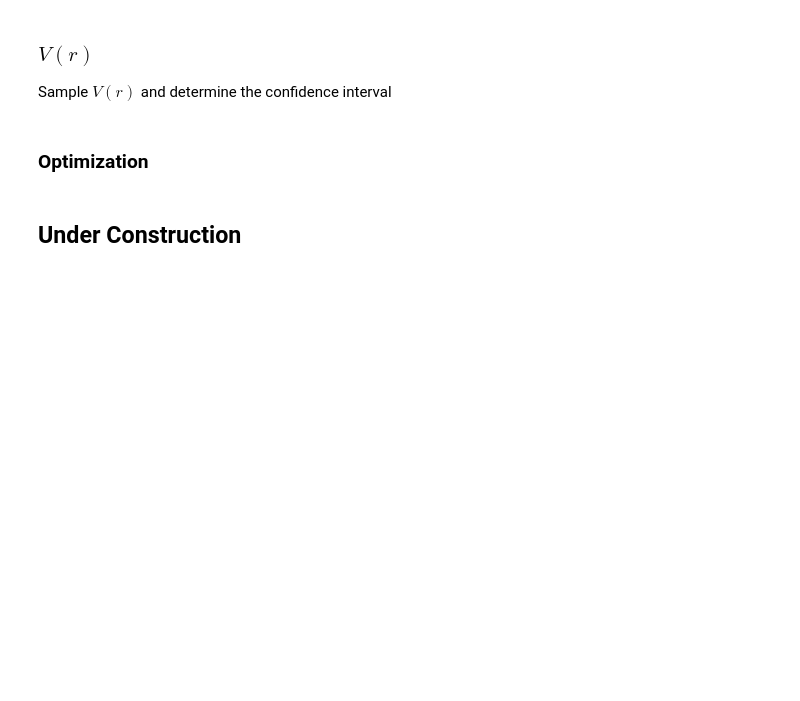
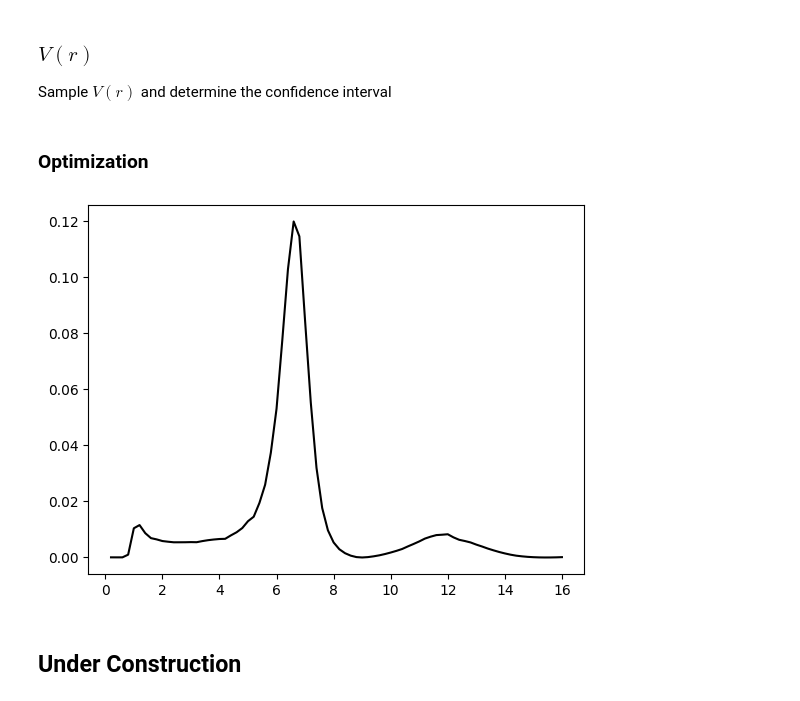
Before and after one commit to ch-tung/SQ_VAE, a Jupyter notebook: Fit_cVAE_SAXS.ipynb, the cells around one changed output. Cells and saved outputs as stored; diff of their text form; code cells hidden in the pictures; blank space fills up the shorter version.

```diff
--- a/Fit_cVAE_SAXS.ipynb
+++ b/Fit_cVAE_SAXS.ipynb
@@ -388,22 +355,9 @@ def generate_image(model, IQ_exp, fp, epoch=0):
 # %% [markdown]
 ## Pick an I(Q) and test
 # %%
-index_test = 16609 #9202
-sigma_test = 1.00
-SQ_exp = sq_test_mask[index_test,:]
-lv_GT = encoder_mean(M,to_tf(f_inp(SQ_exp.reshape((1,80)))))
-
-SQ_exp = to_tf(SQ_exp)
 P = hardsphere(q,1)
 
-if fit_SQ==1:
-    IQ_exp = SQ_exp
-else:
-    IQ_exp = SQ_exp*P
-
-IQ_exp = interpolation_tf(q,IQ_exp,sigma_test)
-
-fp_GT = [lv_GT[0,0],lv_GT[0,1],lv_GT[0,2],to_tf(sigma_test)]
+IQ_exp = SQ_mask[0,:]*P
 # %% [markdown]
 ### Initial value
 # %%
@@ -413,7 +367,7 @@ with np.load(export_path +'lv_SVD_exp6.npz') as data:
     sgn = data['sgn']
 # %%
 # tf.constant("Initial Guess")
-def initial_guess_transform(lv_s = [0,0,0]):
+def initial_guess_transform(lv_s = [0,-0.1,0]):
     lv = to_tf(np.matmul(lv_s*sgn,U.T) + z_mean)
     return lv
 
@@ -634,10 +595,12 @@ scatter_name = './figures_SQ_cVAE_MSE_ns/lvsc3D_eta.png'
 plt.savefig(scatter_name.format(epoch))
 plt.show()
 # %%
-plt.plot(q,SQ_exp.numpy().reshape(80),'-k')
-plt.plot(q,SQ_th(M, fp).numpy().reshape(80),'-b')
+plt.plot(q,IQ_exp.numpy().reshape(80),'-k')
+#plt.plot(q,SQ_th(M, fp).numpy().reshape(80),'-b')
 
 plt.show()
+# %% [output]
+[figure, added]
 # %% [markdown]
 ## Under Construction
 # %% [markdown]
```
Also changed, not shown: parts of 20 cells of this notebook.
